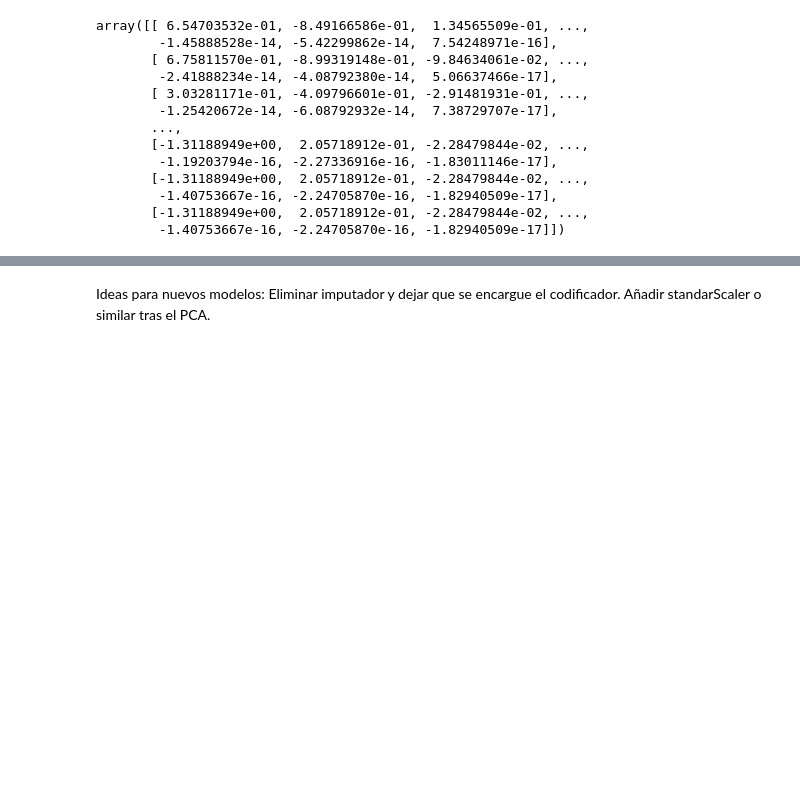
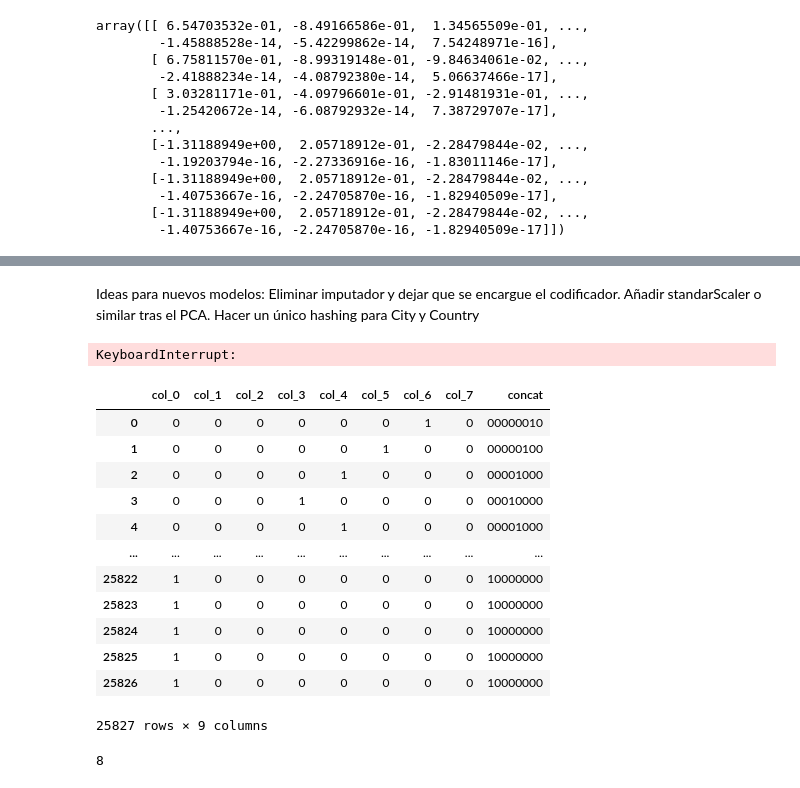
Before and after one commit to Chanalber/TFM, a Jupyter notebook: Código y datos/04_modelos_ML_no_supervisado.ipynb, the cells around one changed output, grey strips where cells are left out. Cells and saved outputs as stored; diff of their text form; code cells hidden in the pictures; blank space fills up the shorter version.

```diff
--- a/Código y datos/04_modelos_ML_no_supervisado.ipynb
+++ b/Código y datos/04_modelos_ML_no_supervisado.ipynb
@@ -132,3 +135,21 @@ array([[ 6.54703532e-01, -8.49166586e-01,  1.34565509e-01, ...,
         -1.40753667e-16, -2.24705870e-16, -1.82940509e-17],
        [-1.31188949e+00,  2.05718912e-01, -2.28479844e-02, ...,
         -1.40753667e-16, -2.24705870e-16, -1.82940509e-17]])
+# %%
+encoder = ColumnTransformer([
+                            ("one-hot",OneHotEncoder(),['Origin']),
+                            ("binary",BinaryEncoder(),['EntityType']),
+                            ("hashing_country",HashingEncoder(drop_invariant=True),['Country']),
+                            ("hashing_city",HashingEncoder(drop_invariant=True,n_components=16),['City']), # Aumentamos el número de columnas para evitar colisiones de hash
+
+])
+
+
+preprocessing = Pipeline([
+                        ('encoder',encoder),
+                        ('pca',PCA(n_components=0.85)), # Se preserva en 85% de la varianza inicial
+                        ('std',)
+                        ('Kmeans',)
+])
+
+preprocessing.fit_transform(ml_ns)
@@ -137,2 +172,16 @@ Se pueden hacer dos datasets para el modelo: uno en el que se eliminen outliers
 # %% [markdown]
-Ideas para nuevos modelos: Eliminar imputador y dejar que se encargue el codificador. Añadir standarScaler o similar tras el PCA.
+Ideas para nuevos modelos: Eliminar imputador y dejar que se encargue el codificador. Añadir standarScaler o similar tras el PCA. Hacer un único hashing para City y Country
+# %%
+for i in range(8,40,8):
+
+    encoder = ColumnTransformer([
+                                ("one-hot",OneHotEncoder(),['Origin']),
+                                ("binary",BinaryEncoder(),['EntityType']),
+                                ("hashing_country",HashingEncoder(drop_invariant=True,n_components=i),['Country']),
+                                ("hashing_city",HashingEncoder(drop_invariant=True,n_components=i),['City']), # Aumentamos el número de columnas para evitar colisiones de hash
+
+    ])
+
+    encoded_data = encoder.fit_transform(ml_ns)
+# %% [output]
+KeyboardInterrupt:
@@ -138,0 +197,25 @@ Ideas para nuevos modelos: Eliminar imputador y dejar que se encargue el codific
+# %%
+hashing = HashingEncoder(drop_invariant=True)
+trans_city = hashing.fit_transform(ml_ns['City'])
+# %%
+trans_city['concat'] = pd.Series(trans_city.fillna('').values.tolist()).map(lambda x: ''.join(map(str,x)))
+# %%
+trans_city
+# %% [output]
+|  | col_0 | col_1 | col_2 | col_3 | col_4 | col_5 | col_6 | col_7 | concat |
+| 0 | 0 | 0 | 0 | 0 | 0 | 0 | 1 | 0 | 00000010 |
+| 1 | 0 | 0 | 0 | 0 | 0 | 1 | 0 | 0 | 00000100 |
+| 2 | 0 | 0 | 0 | 0 | 1 | 0 | 0 | 0 | 00001000 |
+| 3 | 0 | 0 | 0 | 1 | 0 | 0 | 0 | 0 | 00010000 |
+| 4 | 0 | 0 | 0 | 0 | 1 | 0 | 0 | 0 | 00001000 |
+| ... | ... | ... | ... | ... | ... | ... | ... | ... | ... |
+| 25822 | 1 | 0 | 0 | 0 | 0 | 0 | 0 | 0 | 10000000 |
+| 25823 | 1 | 0 | 0 | 0 | 0 | 0 | 0 | 0 | 10000000 |
+| 25824 | 1 | 0 | 0 | 0 | 0 | 0 | 0 | 0 | 10000000 |
+| 25825 | 1 | 0 | 0 | 0 | 0 | 0 | 0 | 0 | 10000000 |
+| 25826 | 1 | 0 | 0 | 0 | 0 | 0 | 0 | 0 | 10000000 |
+25827 rows × 9 columns
+# %%
+len(trans_city['concat'].unique())
+# %% [output]
+8
```
Also changed, not shown: parts of 5 cells of this notebook, 1 other file.
